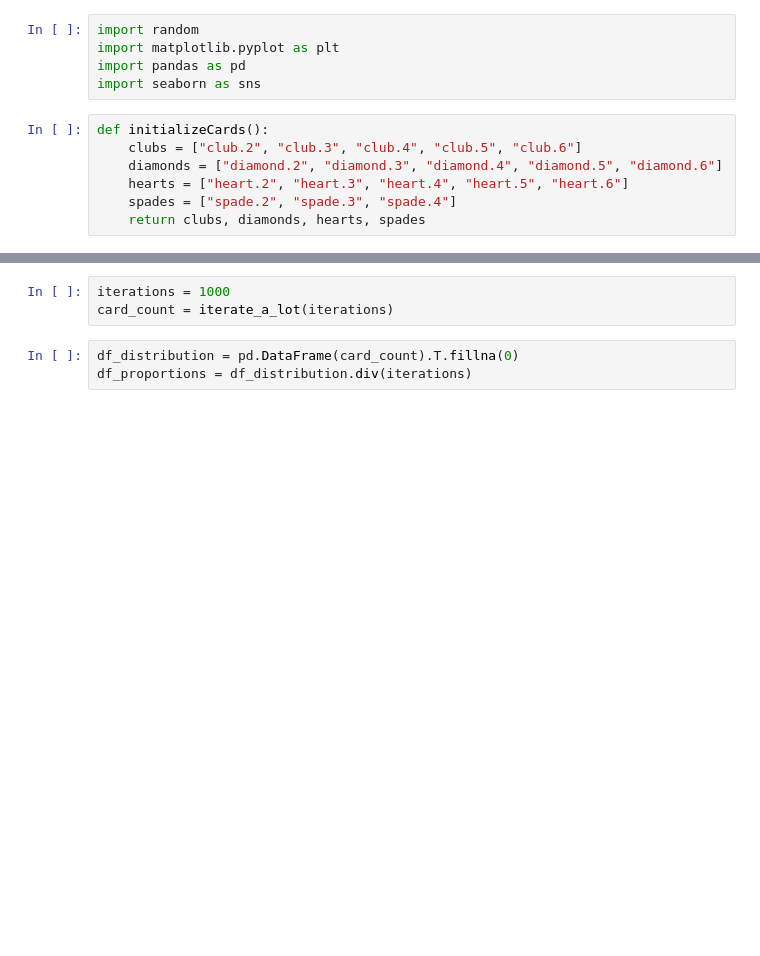
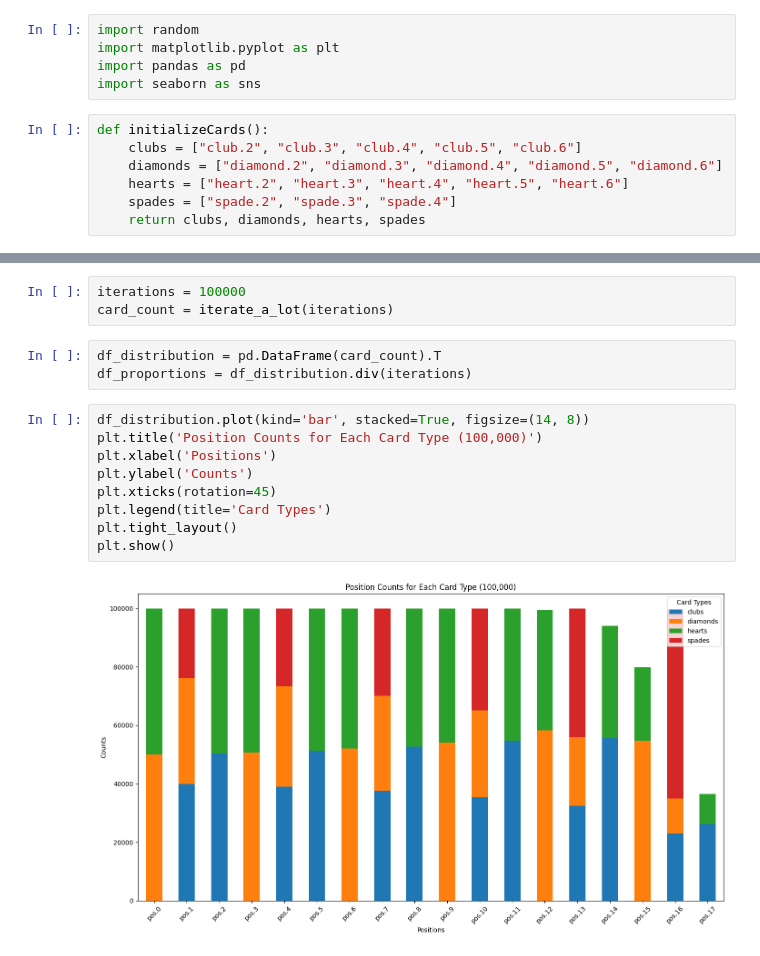
Before and after one commit to michaeledge27/mathModeling, a Jupyter notebook: projects/ShufflingUnderConstraints.ipynb, the cells around one changed output, grey strips where cells are left out. Drawn from its saved outputs; the diff is of its cells as text; blank space fills up the shorter version.

```diff
--- a/projects/ShufflingUnderConstraints.ipynb
+++ b/projects/ShufflingUnderConstraints.ipynb
@@ -101,9 +118,20 @@ def iterate_a_lot(iterations):
 # %%
-iterations = 1000
+iterations = 100000
 card_count = iterate_a_lot(iterations)
 # %%
-df_distribution = pd.DataFrame(card_count).T.fillna(0)
+df_distribution = pd.DataFrame(card_count).T
 df_proportions = df_distribution.div(iterations)
+# %%
+df_distribution.plot(kind='bar', stacked=True, figsize=(14, 8))
+plt.title('Position Counts for Each Card Type (100,000)')
+plt.xlabel('Positions')
+plt.ylabel('Counts')
+plt.xticks(rotation=45)
+plt.legend(title='Card Types')
+plt.tight_layout()
+plt.show()
+# %% [output]
+[figure, added]
 # %%
 plt.figure(figsize=(14, 8))
 sns.heatmap(df_proportions, cmap='YlGnBu', annot=True, fmt=".2f")
```
Also changed, not shown: parts of 14 cells of this notebook.
